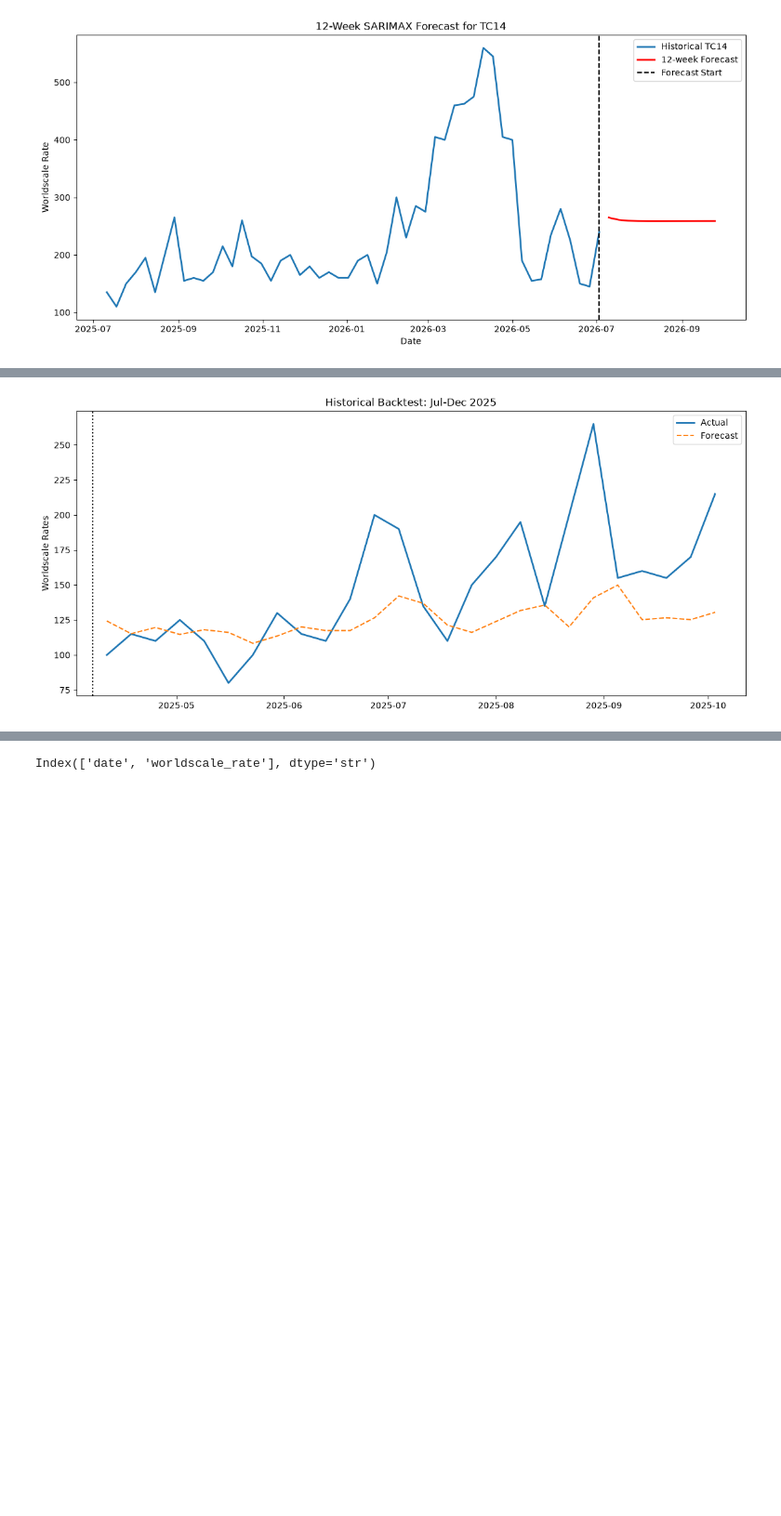
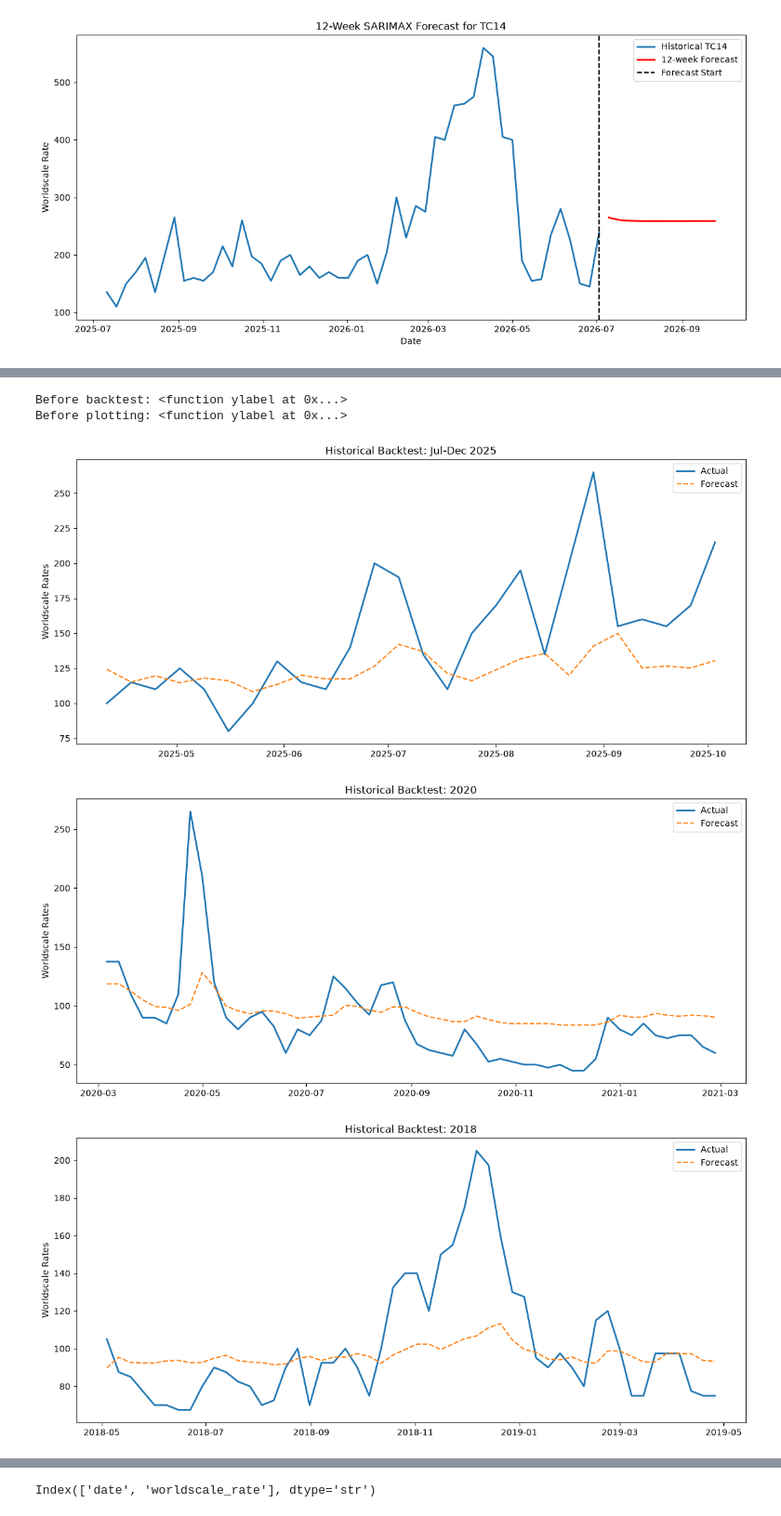
Before and after one commit to hdwyerr/freight-forecasting-models, a Jupyter notebook: models.ipynb, the cells around one changed output, grey strips where cells are left out. Shown at 93% size. Cells and saved outputs as stored; diff of their text form; code cells hidden in the pictures; blank space fills up the shorter version.

Commit message:
more backtesting

```diff
--- a/models.ipynb
+++ b/models.ipynb
@@ -676,30 +682,103 @@ plt.show()
 # %%
 #backtesting model
+print("Before backtest:", plt.ylabel)
 forecast_start = "04/07/25"
 forecast_weeks = 26
 
 #make training data everything before July 2025 and test data July-December 2025
 train = final_df[final_df.index < forecast_start]
 test = final_df[(final_df.index >= forecast_start)].iloc[:forecast_weeks]
 
 #fit model
 train_y = train["worldscale_rate"]
 train_X = train[["TC18_lag1"]]
 model = SARIMAX(train_y, exog = train_X, order = (1,1,1))
 fit = model.fit(disp=False)
 
 #forecast for 26 week period, and already have historical exogenous data
 forecast = fit.forecast(steps = forecast_weeks, exog = test[["TC18_lag1"]])
 
 #plot results
+print("Before plotting:", plt.ylabel)
 plt.figure(figsize = (14,6))
 plt.plot(test.index, test["worldscale_rate"], label = "Actual", linewidth =2)
 plt.plot(forecast.index, forecast, "--", label = "Forecast")
-plt.axvline(pd.Timestamp(forecast_start), color = "black", linestyle = ":")
-
 plt.title("Historical Backtest: Jul-Dec 2025")
 plt.ylabel("Worldscale Rates")
 plt.legend()
 plt.show()
+
+#backtesting 2020
+forecast_start_2020 = "03/01/20"
+forecast_weeks_2020 = 52
+
+train_2020 = final_df[final_df.index < forecast_start_2020]
+test_2020 = final_df[(final_df.index >= forecast_start_2020)].iloc[:forecast_weeks_2020]
+
+train_y_2020 = train_2020["worldscale_rate"]
+train_X_2020 = train_2020[["TC18_lag1"]]
+model_2020 = SARIMAX(train_y_2020, exog = train_X_2020, order = (1,1,1))
+fit_2020 = model_2020.fit(disp=False)
+forecast_2020 = fit_2020.forecast(steps = forecast_weeks_2020, exog = test_2020[["TC18_lag1"]])
+
+#2020 results
+plt.figure(figsize = (14,6))
+plt.plot(test_2020.index, test_2020["worldscale_rate"], label = "Actual", linewidth =2)
+plt.plot(forecast_2020.index, forecast_2020, "--", label = "Forecast")
+plt.title("Historical Backtest: 2020")
+plt.ylabel("Worldscale Rates")
+plt.legend()
+plt.show()
+
+#backtesting 2018, pre covid marke, pre structural shifts
+forecast_start_2018 = "05/01/18"
+forecast_weeks_2018 = 52
+
+train_2018 = final_df[final_df.index < forecast_start_2018]
+test_2018 = final_df[(final_df.index >= forecast_start_2018)].iloc[:forecast_weeks_2018]
+
+train_y_2018 = train_2018["worldscale_rate"]
+train_X_2018 = train_2018[["TC18_lag1"]]
+model_2018 = SARIMAX(train_y_2018, exog = train_X_2018, order = (1,1,1))
+fit_2018 = model_2018.fit(disp=False)
+forecast_2018 = fit_2018.forecast(steps = forecast_weeks_2018, exog = test_2018[["TC18_lag1"]])
+
+#2018 results
+plt.figure(figsize=(14,6))
+plt.plot(test_2018.index, test_2018["worldscale_rate"], label = "Actual", linewidth =2)
+plt.plot(forecast_2018.index, forecast_2018, "--", label = "Forecast")
+plt.title("Historical Backtest: 2018")
+plt.ylabel("Worldscale Rates")
+plt.legend()
+plt.show()
+
+#error metrics for backtests
+rmse_2025 = np.sqrt(mean_squared_error(test["worldscale_rate"], forecast))
+mae_2025 = mean_absolute_error(test["worldscale_rate"], forecast)
+
+print("2025 RMSE: ")
+print(rmse_2025)
+print("2025 MAE: ")
+print( mae_2025)
+
+rmse_2020 = np.sqrt(mean_squared_error(test_2020["worldscale_rate"], forecast_2020))
+mae_2020 = mean_absolute_error(test_2020["worldscale_rate"], forecast_2020)
+
+print("2020 RMSE: ")
+print( rmse_2020)
+print("2020 MAE: ")
+print( mae_2020)
+
+rmse_2018 = np.sqrt(mean_squared_error(test_2018["worldscale_rate"], forecast_2018))
+mae_2018 = mean_absolute_error(test_2018["worldscale_rate"], forecast_2018)
+
+print("2018 RMSE: ")
+print(rmse_2018)
+print("2018 MAE: ")
+print( mae_2018)
 # %% [output]
+Before backtest: <function ylabel at 0x...>
+Before plotting: <function ylabel at 0x...>
-[figure, old version]
+[figure, new version]
+[figure, added]
+[figure, added]
```
Also changed, not shown: parts of 2 cells of this notebook.
